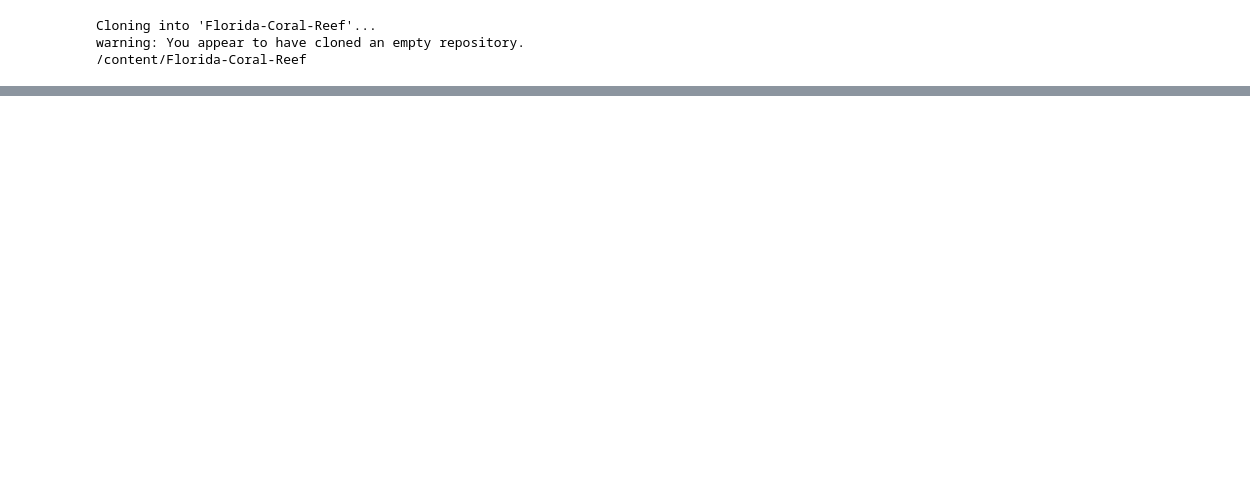
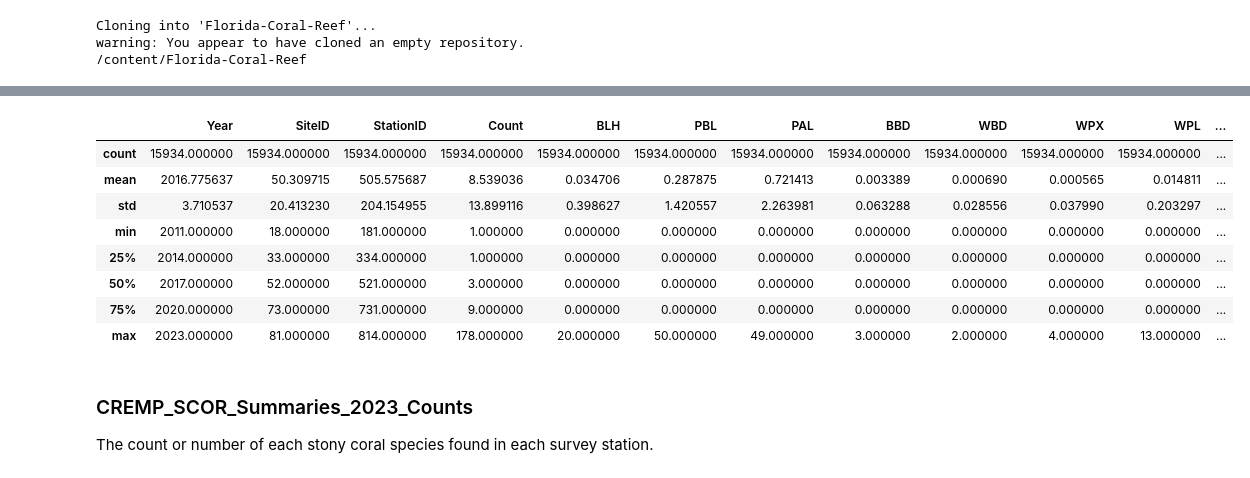
Before and after one commit to malihealavi/Florida-Coral-Reef, a Jupyter notebook: data_overview.ipynb, the cells around one changed output, grey strips where cells are left out. Saved outputs shown, nothing was run; the diff lists cells and outputs as text; code cells hidden in the pictures; blank space fills up the shorter version.

```diff
--- a/data_overview.ipynb
+++ b/data_overview.ipynb
@@ -72,0 +565,4 @@ total size is 46,442,328  speedup is 1.00
+# %%
+path = "dataset/"
+df= pd.read_csv(path+'CREMP_SCOR_Summaries_2023_ConditionCounts.csv')
+df.info()
@@ -72,0 +597,15 @@ total size is 46,442,328  speedup is 1.00
+# %%
+df.describe()
+# %% [output]
+|  | Year | SiteID | StationID | Count | BLH | PBL | PAL | BBD | WBD | WPX | WPL | ... |
+| count | 15934.000000 | 15934.000000 | 15934.000000 | 15934.000000 | 15934.000000 | 15934.000000 | 15934.000000 | 15934.000000 | 15934.000000 | 15934.000000 | 15934.000000 | ... |
+| mean | 2016.775637 | 50.309715 | 505.575687 | 8.539036 | 0.034706 | 0.287875 | 0.721413 | 0.003389 | 0.000690 | 0.000565 | 0.014811 | ... |
+| std | 3.710537 | 20.413230 | 204.154955 | 13.899116 | 0.398627 | 1.420557 | 2.263981 | 0.063288 | 0.028556 | 0.037990 | 0.203297 | ... |
+| min | 2011.000000 | 18.000000 | 181.000000 | 1.000000 | 0.000000 | 0.000000 | 0.000000 | 0.000000 | 0.000000 | 0.000000 | 0.000000 | ... |
+| 25% | 2014.000000 | 33.000000 | 334.000000 | 1.000000 | 0.000000 | 0.000000 | 0.000000 | 0.000000 | 0.000000 | 0.000000 | 0.000000 | ... |
+| 50% | 2017.000000 | 52.000000 | 521.000000 | 3.000000 | 0.000000 | 0.000000 | 0.000000 | 0.000000 | 0.000000 | 0.000000 | 0.000000 | ... |
+| 75% | 2020.000000 | 73.000000 | 731.000000 | 9.000000 | 0.000000 | 0.000000 | 0.000000 | 0.000000 | 0.000000 | 0.000000 | 0.000000 | ... |
+| max | 2023.000000 | 81.000000 | 814.000000 | 178.000000 | 20.000000 | 50.000000 | 49.000000 | 3.000000 | 2.000000 | 4.000000 | 13.000000 | ... |
+# %% [markdown]
+### CREMP_SCOR_Summaries_2023_Counts
+ The count or number of each stony coral species found in each survey station.
```
Also changed, not shown: parts of 66 cells of this notebook, 3 other files.
